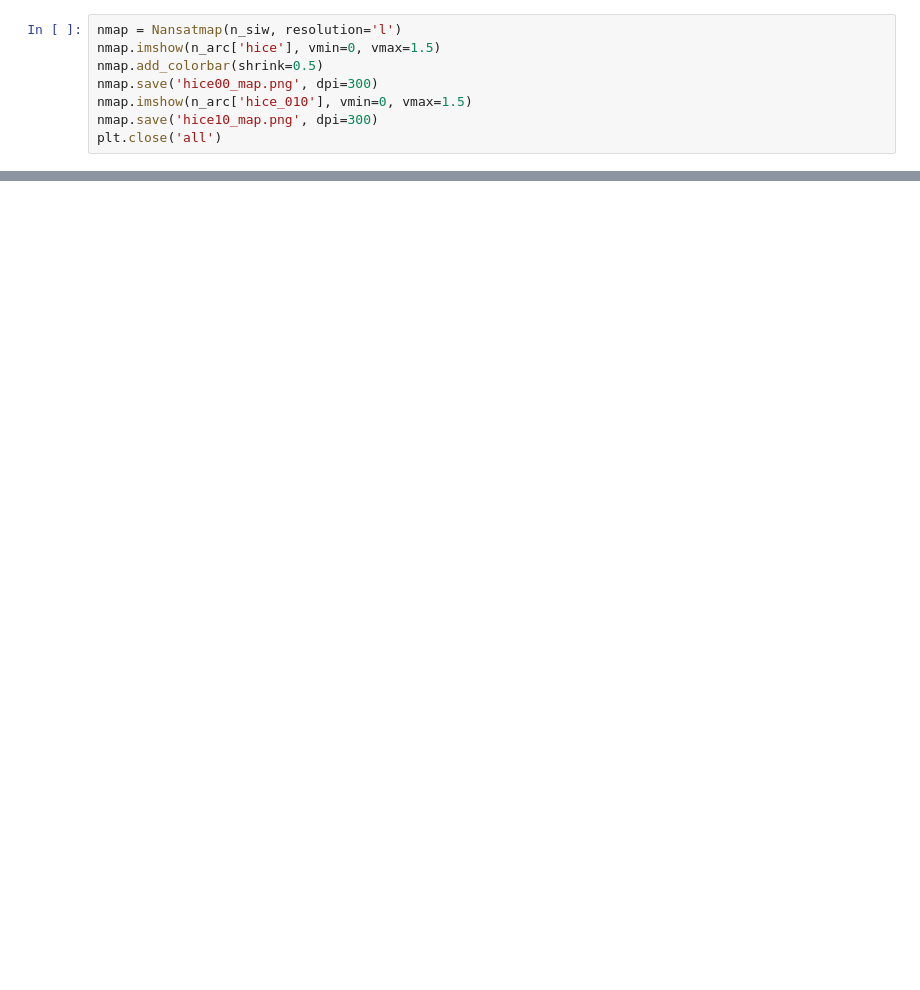
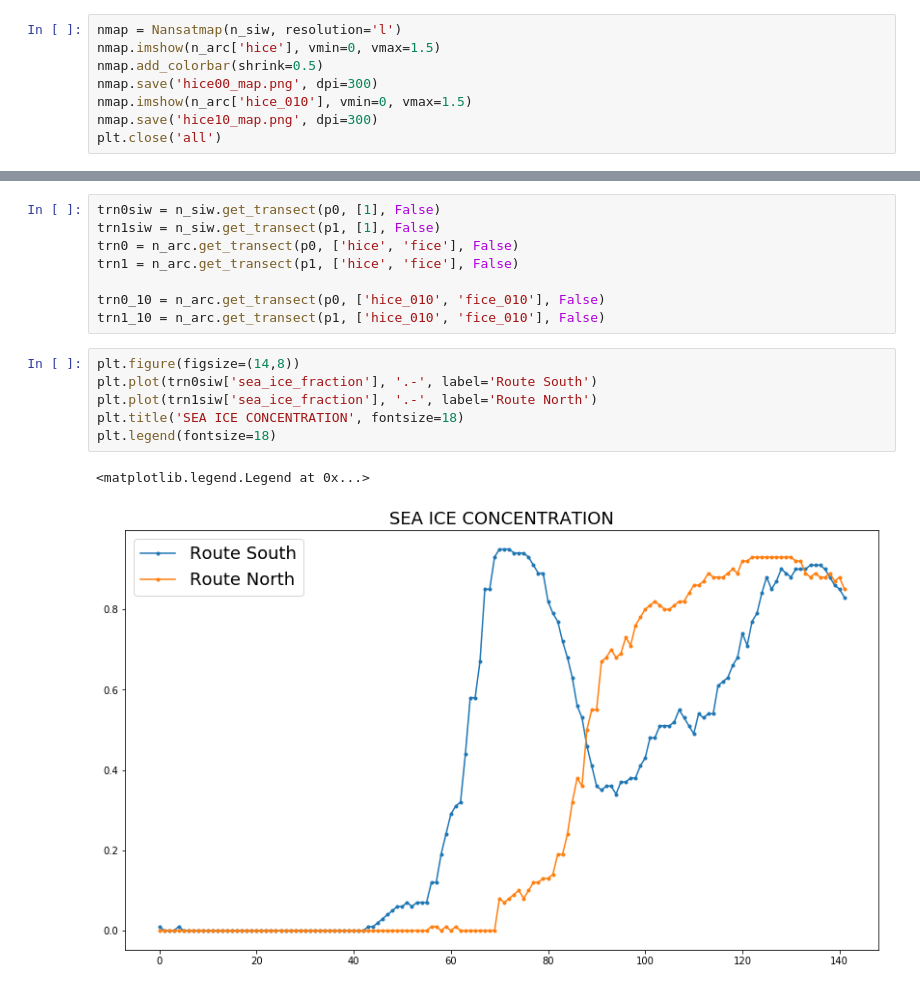
Before and after one commit to nansencenter/nansat-lectures, a Jupyter notebook: notebooks/geospaas/CMEMS_ICE.ipynb, the cells around one changed output, grey strips where cells are left out. Saved outputs shown, nothing was run; the diff lists cells and outputs as text; blank space fills up the shorter version.

Commit message:
Add transect to CMEMS - ICE notebook

```diff
--- a/notebooks/geospaas/CMEMS_ICE.ipynb
+++ b/notebooks/geospaas/CMEMS_ICE.ipynb
@@ -60,0 +82,17 @@ t = plt.suptitle('Sea Ice Thickness (simulation)', fontsize=32)
+# %%
+trn0siw = n_siw.get_transect(p0, [1], False)
+trn1siw = n_siw.get_transect(p1, [1], False)
+trn0 = n_arc.get_transect(p0, ['hice', 'fice'], False)
+trn1 = n_arc.get_transect(p1, ['hice', 'fice'], False)
+
+trn0_10 = n_arc.get_transect(p0, ['hice_010', 'fice_010'], False)
+trn1_10 = n_arc.get_transect(p1, ['hice_010', 'fice_010'], False)
+# %%
+plt.figure(figsize=(14,8))
+plt.plot(trn0siw['sea_ice_fraction'], '.-', label='Route South')
+plt.plot(trn1siw['sea_ice_fraction'], '.-', label='Route North')
+plt.title('SEA ICE CONCENTRATION', fontsize=18)
+plt.legend(fontsize=18)
+# %% [output]
+<matplotlib.legend.Legend at 0x...>
+[figure, added]
```
Also changed, not shown: parts of 11 cells of this notebook, 1 other file.
